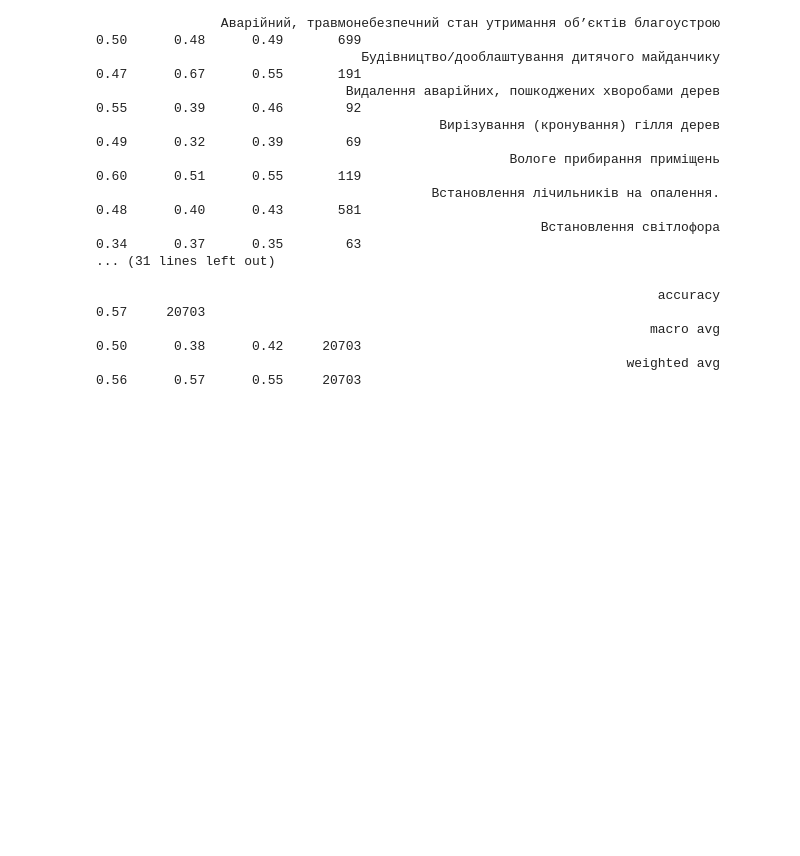
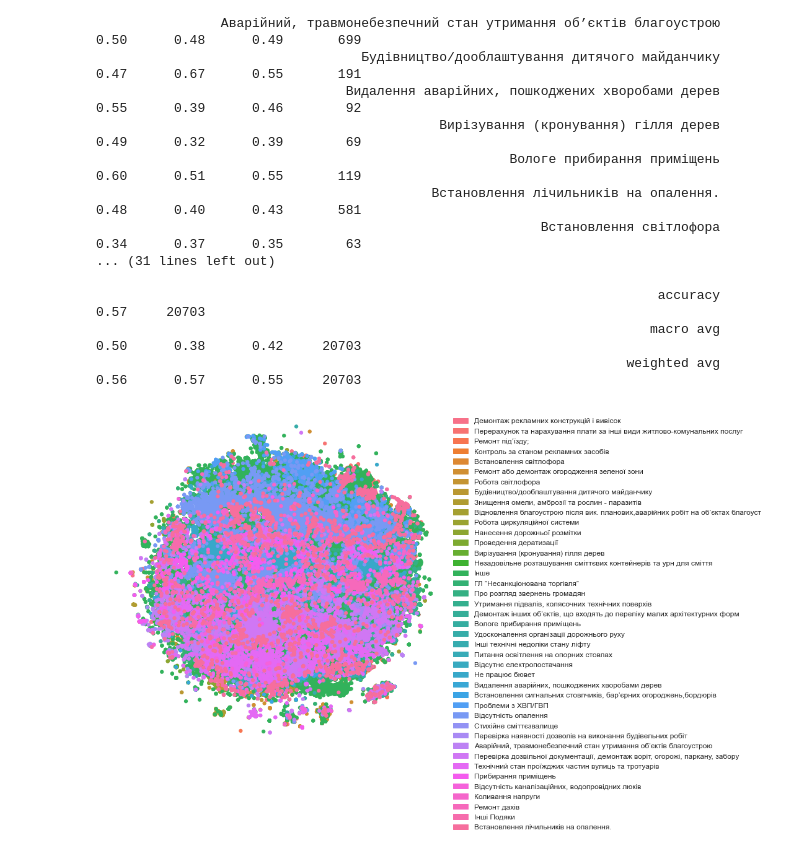
Before and after one commit to vseloved/prj-nlp-2020, a Jupyter notebook: students/AlisaMansurova/10-vectors/10-vectors.ipynb, the cells around one changed output. Cells and saved outputs as stored; diff of their text form; code cells hidden in the pictures; blank space fills up the shorter version.

```diff
--- a/students/AlisaMansurova/10-vectors/10-vectors.ipynb
+++ b/students/AlisaMansurova/10-vectors/10-vectors.ipynb
@@ -365,3 +374,14 @@ print_report(uk_data, categories_grouped_uk, v_unk, lowerize)
                                                                         accuracy                           0.57     20703
                                                                        macro avg       0.50      0.38      0.42     20703
                                                                     weighted avg       0.56      0.57      0.55     20703
+# %%
+from sklearn.manifold import TSNE
+import matplotlib.pyplot as plt
+import matplotlib.patches as mpatches
+import seaborn as sns
+
+RS = 20150101
+sns.set_style('darkgrid')
+sns.set_palette('muted')
+sns.set_context("notebook", font_scale=1.5,
+                rc={"lines.linewidth": 2.5})
@@ -367,0 +436,4 @@ print_report(uk_data, categories_grouped_uk, v_unk, lowerize)
+# %%
+visualize(uk_data, categories_grouped_uk, v_unk, lowerize)
+# %% [output]
+[figure, added]
```
Also changed, not shown: parts of 3 cells of this notebook, 3 other files.
